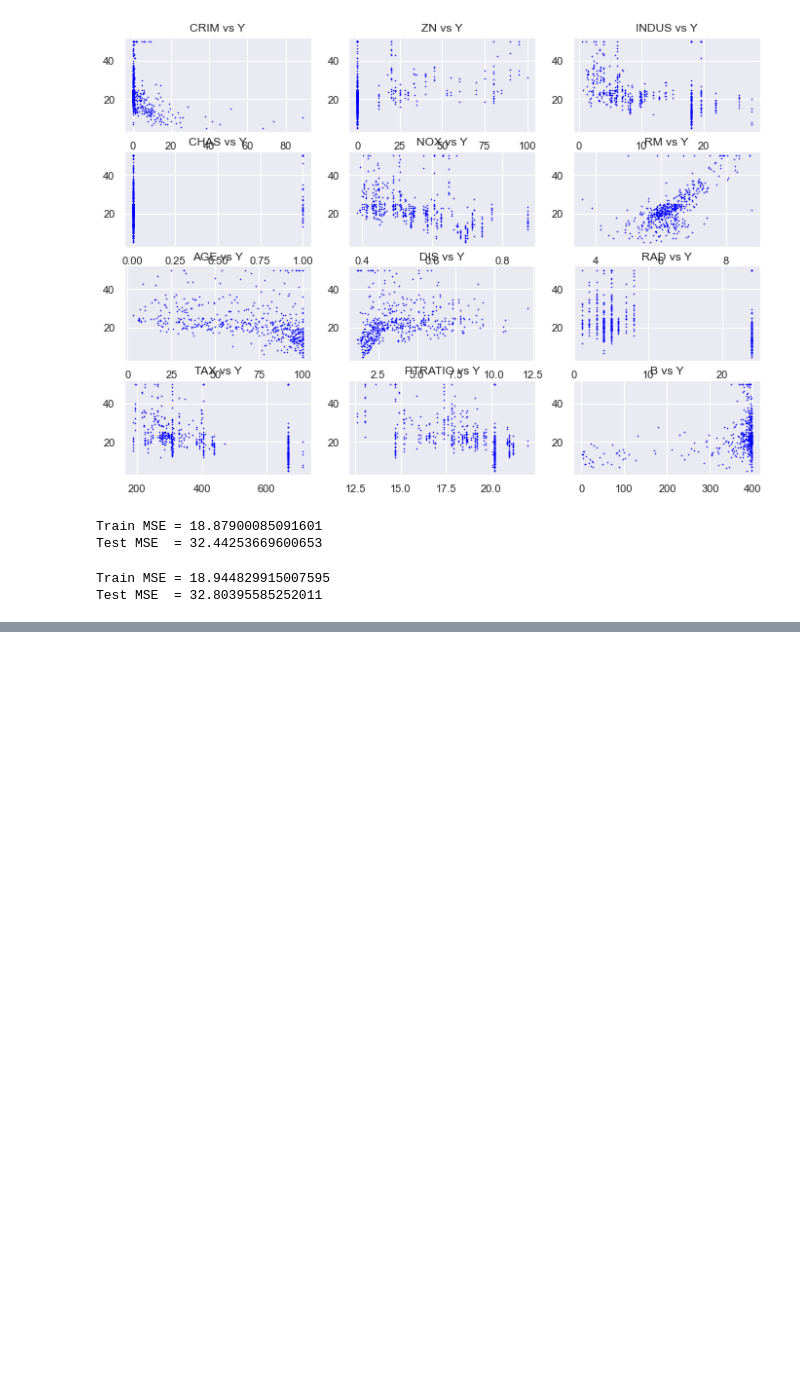
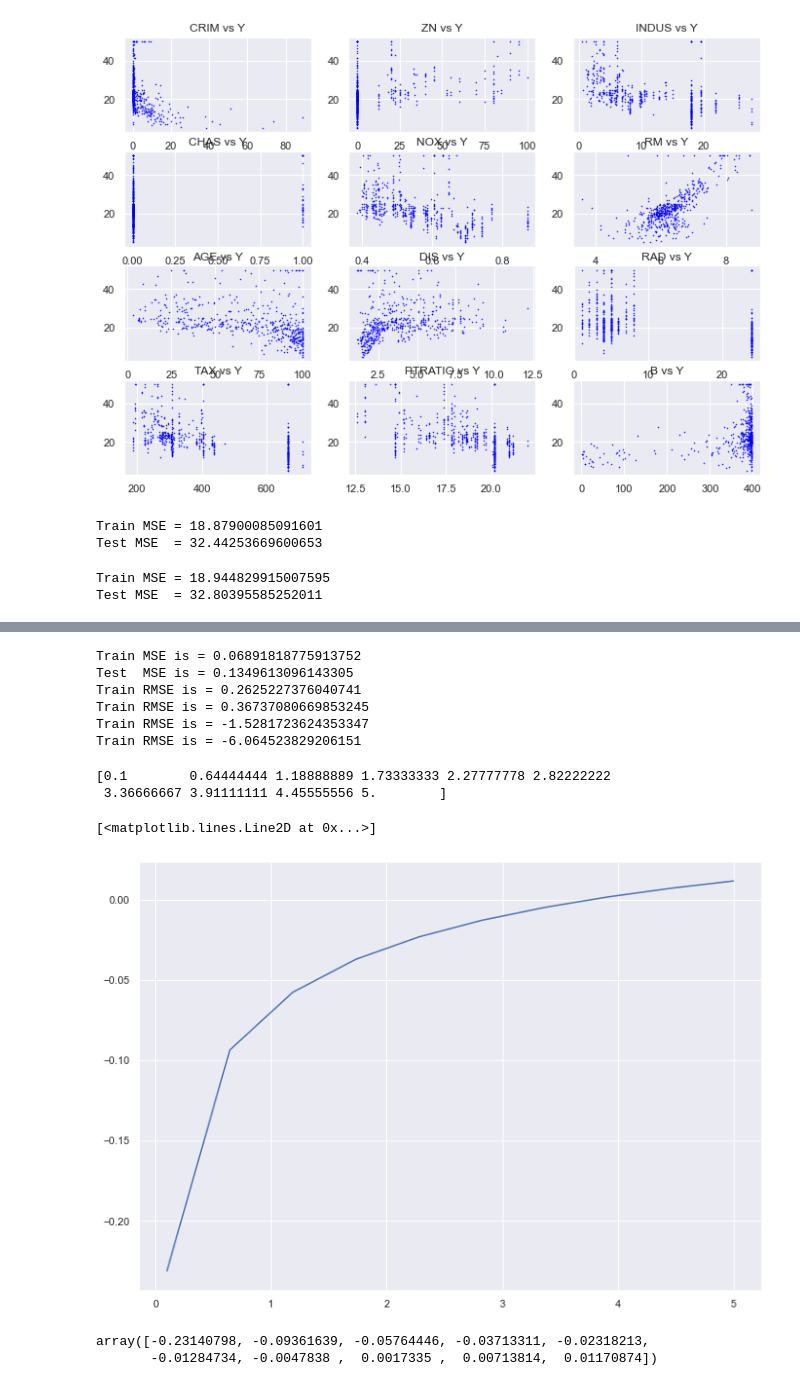
Before and after one commit to jasimahmedkhan/AI-Material, a Jupyter notebook: linear_regression.ipynb, the cells around one changed output, grey strips where cells are left out. Saved outputs shown, nothing was run; the diff lists cells and outputs as text; code cells hidden in the pictures; blank space fills up the shorter version.

Commit message:
Adding Ad click Avazu project is added to the notebook

```diff
--- a/linear_regression.ipynb
+++ b/linear_regression.ipynb
@@ -311,0 +320,2 @@ Test MSE  = 32.80395585252011
+# %%
+data_frame = pd.read_csv("avazu_dataset/train/train.csv", nrows=3000)
@@ -311,0 +371,2 @@ Test MSE  = 32.80395585252011
+# %%
+X_train, X_test, Y_train, Y_test = train_test_split(X, Y, test_size=0.25, random_state=12)
@@ -311,0 +403,58 @@ Test MSE  = 32.80395585252011
+# %%
+LM_ridge = Ridge(alpha=5)
+LM_ridge.fit(X_train, Y_train)
+
+Y_train_pred = LM_ridge.predict(X_train)
+Y_test_pred = LM_ridge.predict(X_test)
+
+train_mse = sklearn.metrics.mean_squared_error(Y_train_pred, Y_train)
+test_mse = sklearn.metrics.mean_squared_error(Y_test_pred, Y_test)
+
+rmse_train = np.sqrt(train_mse)
+rmse_test = np.sqrt(test_mse)
+
+r2_train = sklearn.metrics.r2_score(Y_train_pred, Y_train)
+r2_test  = sklearn.metrics.r2_score(Y_test_pred, Y_test)
+
+print("Train MSE is = {}".format(train_mse))
+print("Test  MSE is = {}".format(test_mse))
+
+print("Train RMSE is = {}".format(rmse_train))
+print("Train RMSE is = {}".format(rmse_test))
+
+print("Train RMSE is = {}".format(r2_train))
+print("Train RMSE is = {}".format(r2_test))
+# %% [output]
+Train MSE is = 0.06891818775913752
+Test  MSE is = 0.1349613096143305
+Train RMSE is = 0.2625227376040741
+Train RMSE is = 0.36737080669853245
+Train RMSE is = -1.5281723624353347
+Train RMSE is = -6.064523829206151
+# %%
+## what is the best the alpha or hyper parameter tuning values..
+
+# joblib.dump(LM_ridge, "avazu_ridge_model.pkl")
+
+
+
+LM_ridge = Ridge()
+alphas = np.linspace(0.1, 5, 10)
+print(alphas)
+n_folds = 3
+clf = GridSearchCV(LM_ridge, [{"alpha": alphas}], cv=n_folds)
+clf.fit(X_train, Y_train)
+scores = clf.cv_results_["mean_test_score"]
+plt.plot(alphas, scores)
+
+##  the best alpha value is 5
+# %% [output]
+[0.1        0.64444444 1.18888889 1.73333333 2.27777778 2.82222222
+ 3.36666667 3.91111111 4.45555556 5.        ]
+[<matplotlib.lines.Line2D at 0x...>]
+[figure, added]
+# %%
+scores
+# %% [output]
+array([-0.23140798, -0.09361639, -0.05764446, -0.03713311, -0.02318213,
+       -0.01284734, -0.0047838 ,  0.0017335 ,  0.00713814,  0.01170874])
```
Also changed, not shown: parts of 11 cells of this notebook, 1 other file.
